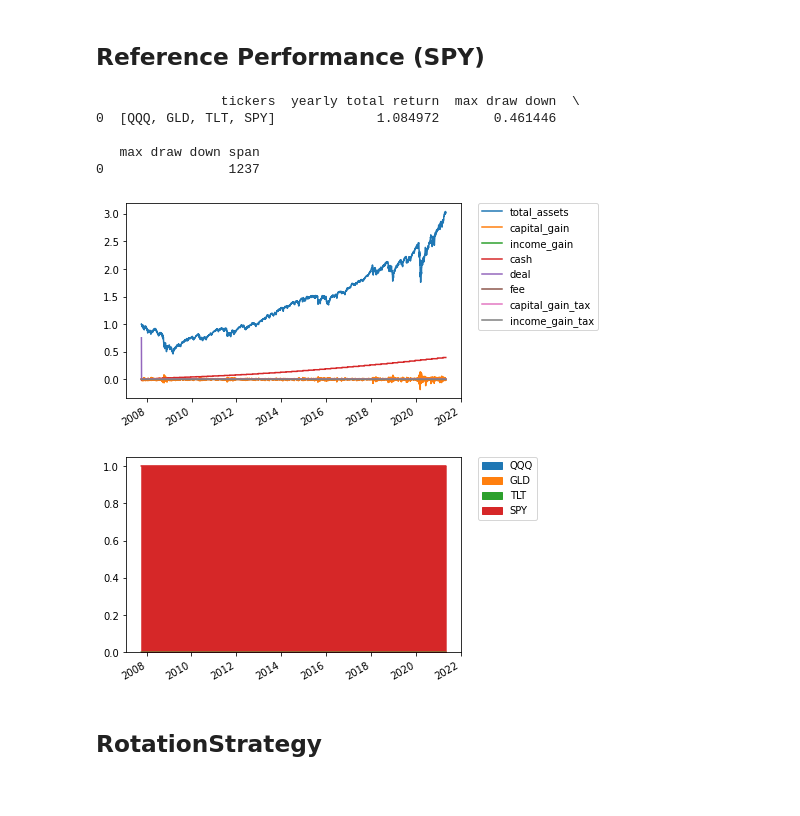
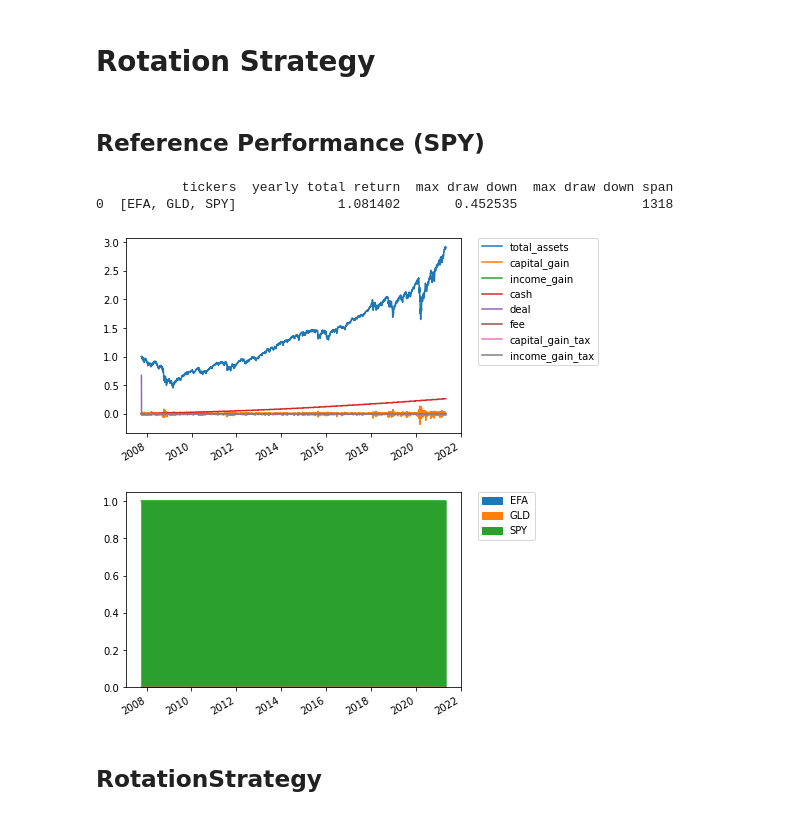
Before and after one commit to sonesuke/mypo, a Jupyter notebook: docs/tutorial/rotation strategy.ipynb, the cells around one changed output. Saved outputs shown, nothing was run; the diff lists cells and outputs as text; code cells hidden in the pictures.

```diff
--- a/docs/tutorial/rotation strategy.ipynb
+++ b/docs/tutorial/rotation strategy.ipynb
@@ -4,3 +1,6 @@ Rotation Strategy
+# %% [markdown]
+Rotation Strategy
+=================
 # %%
 # If you would like to refresh your data, please execute the bellow codes.
 
@@ -38,31 +39,28 @@ fold = folds[0].filter(selected_tickers)
 Reference Performance (SPY)
 ----------------------------------------
 # %%
-optimizer = NoOptimizer([1, 0, 0, 0])
+optimizer = NoOptimizer([1, 0, 0])
 runner = Runner(
-    rebalancer=MonthlyRebalancer(optimizer=optimizer, do_re_optimize=True),
+    rebalancer=MonthlyRebalancer(optimizer=optimizer),
 )
 
 runner.run(
     fold=fold,
     verbose=True
 )
 report = runner.report()
 print(report.summary())
 ax = report.history().plot()
 plt.legend(bbox_to_anchor=(1.05, 1), loc='upper left', borderaxespad=0)
 plt.show()
 ax = report.history_weights().plot.area(stacked=True)
 plt.legend(bbox_to_anchor=(1.05, 1), loc='upper left', borderaxespad=0)
 plt.show()
 # %% [output]
-                tickers  yearly total return  max draw down  \
-0  [QQQ, GLD, TLT, SPY]             1.084972       0.461446
-
-   max draw down span
-0                1237
+           tickers  yearly total return  max draw down  max draw down span
+0  [EFA, GLD, SPY]             1.081402       0.452535                1318
-[figure, old version]
+[figure, new version]
-[figure, old version]
+[figure, new version]
 # %% [markdown]
 RotationStrategy
 ----------------------------------------
```
Also changed, not shown: parts of 7 cells of this notebook, 36 other files.
